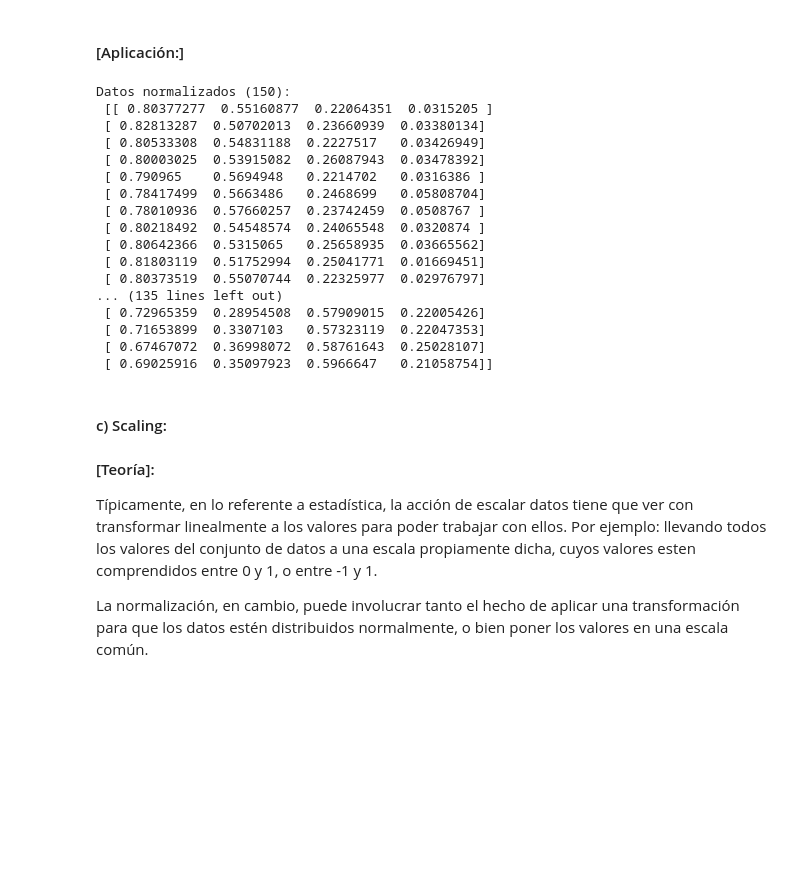
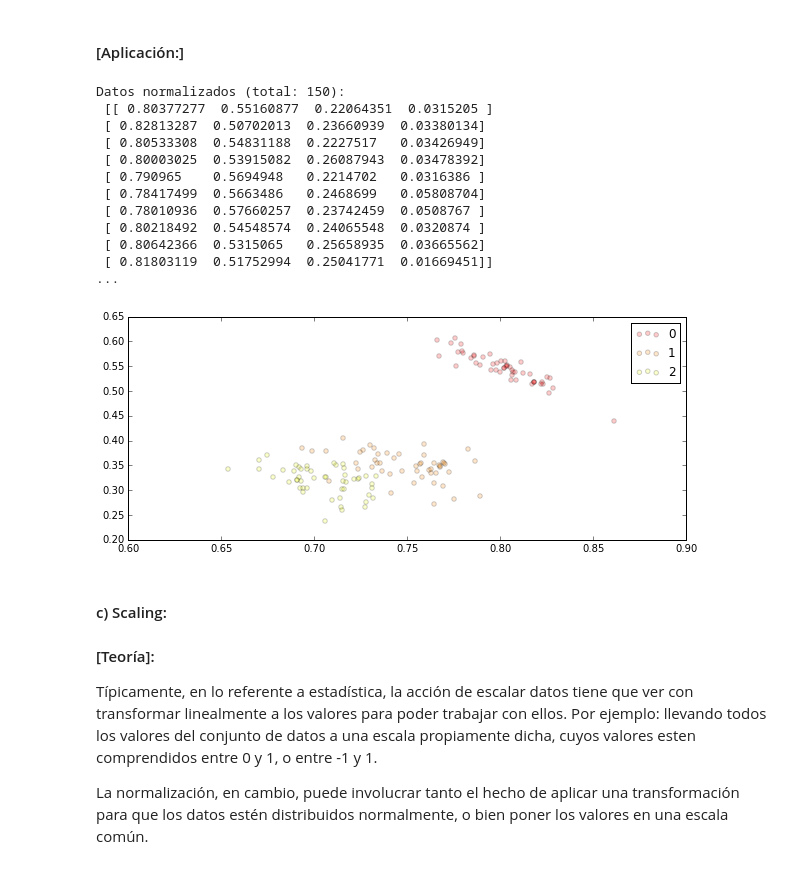
Before and after one commit to Pazitos10/DSS, a Jupyter notebook: TP5/tp5.ipynb, the cells around one changed output. Saved outputs shown, nothing was run; the diff lists cells and outputs as text; code cells hidden in the pictures; blank space fills up the shorter version.

```diff
--- a/TP5/tp5.ipynb
+++ b/TP5/tp5.ipynb
@@ -88,27 +96,25 @@ En otro uso estadístico, el proceso de normalización se refiere a la creación
 # %% [markdown]
 #### [Aplicación:]
 # %%
-normalizer = preprocessing.Normalizer()
+normalizer = preprocessing.Normalizer(norm='l2')
 X_normalized = normalizer.fit_transform(X)
-print "Datos normalizados (%d):\n %s" % (len(X_normalized), X_normalized)
+print "Datos normalizados (total: %d):\n %s" % (len(X_normalized), X_normalized[:10])
+print "..."
+graficar(X_normalized, Y)
 # %% [output]
-Datos normalizados (150):
+Datos normalizados (total: 150):
  [[ 0.80377277  0.55160877  0.22064351  0.0315205 ]
  [ 0.82813287  0.50702013  0.23660939  0.03380134]
  [ 0.80533308  0.54831188  0.2227517   0.03426949]
  [ 0.80003025  0.53915082  0.26087943  0.03478392]
  [ 0.790965    0.5694948   0.2214702   0.0316386 ]
  [ 0.78417499  0.5663486   0.2468699   0.05808704]
  [ 0.78010936  0.57660257  0.23742459  0.0508767 ]
  [ 0.80218492  0.54548574  0.24065548  0.0320874 ]
  [ 0.80642366  0.5315065   0.25658935  0.03665562]
- [ 0.81803119  0.51752994  0.25041771  0.01669451]
- [ 0.80373519  0.55070744  0.22325977  0.02976797]
-... (135 lines left out)
- [ 0.72965359  0.28954508  0.57909015  0.22005426]
- [ 0.71653899  0.3307103   0.57323119  0.22047353]
- [ 0.67467072  0.36998072  0.58761643  0.25028107]
- [ 0.69025916  0.35097923  0.5966647   0.21058754]]
+ [ 0.81803119  0.51752994  0.25041771  0.01669451]]
+...
+[figure, added]
 # %% [markdown]
 #### c) Scaling:
 #### [Teoría]:
```
Also changed, not shown: parts of 8 cells of this notebook.
